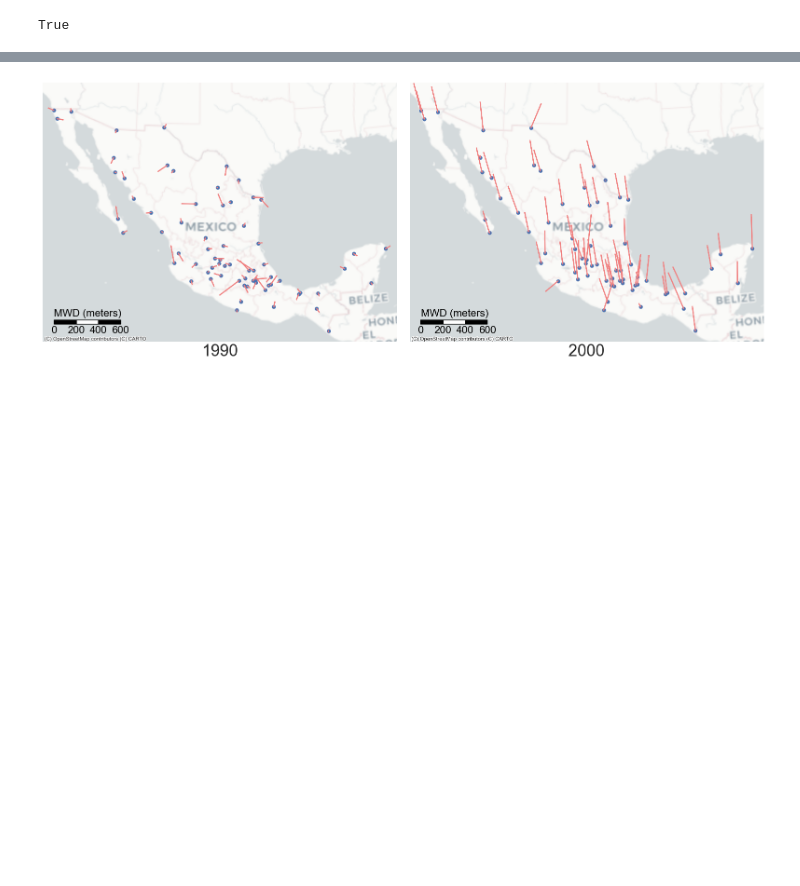
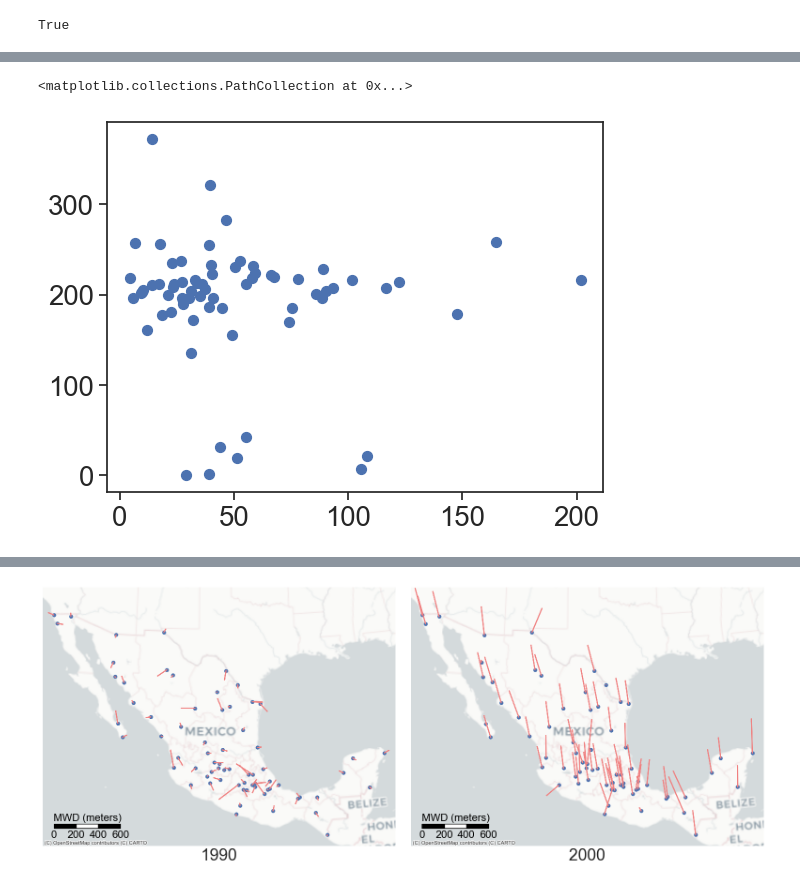
Before and after one commit to CentroFuturoCiudades/ageb-alignment, a Jupyter notebook: test.ipynb, the cells around one changed output, grey strips where cells are left out. Drawn from its saved outputs; the diff is of its cells as text; code cells hidden in the pictures; blank space fills up the shorter version.

```diff
--- a/test.ipynb
+++ b/test.ipynb
@@ -253,3 +251,10 @@ def plot_delta(df_delta: gpd.GeoDataFrame, *, ax: plt.Axes, scale: float):
 # %%
 df_delta_1990 = calculate_delta_df(df_average_1990, use_weighted=True)
 df_delta_2000 = calculate_delta_df(df_average_2000, use_weighted=True)
+# %%
+idx = df_delta_1990.sort_index().index
+
+plt.scatter(df_delta_1990.loc[idx, "delta"], df_delta_2000.loc[idx, "delta"], c="C0", s=50, label=1990, zorder=2)
+# %% [output]
+<matplotlib.collections.PathCollection at 0x...>
+[figure, added]
```
Also changed, not shown: parts of 8 cells of this notebook, 1 other file.
